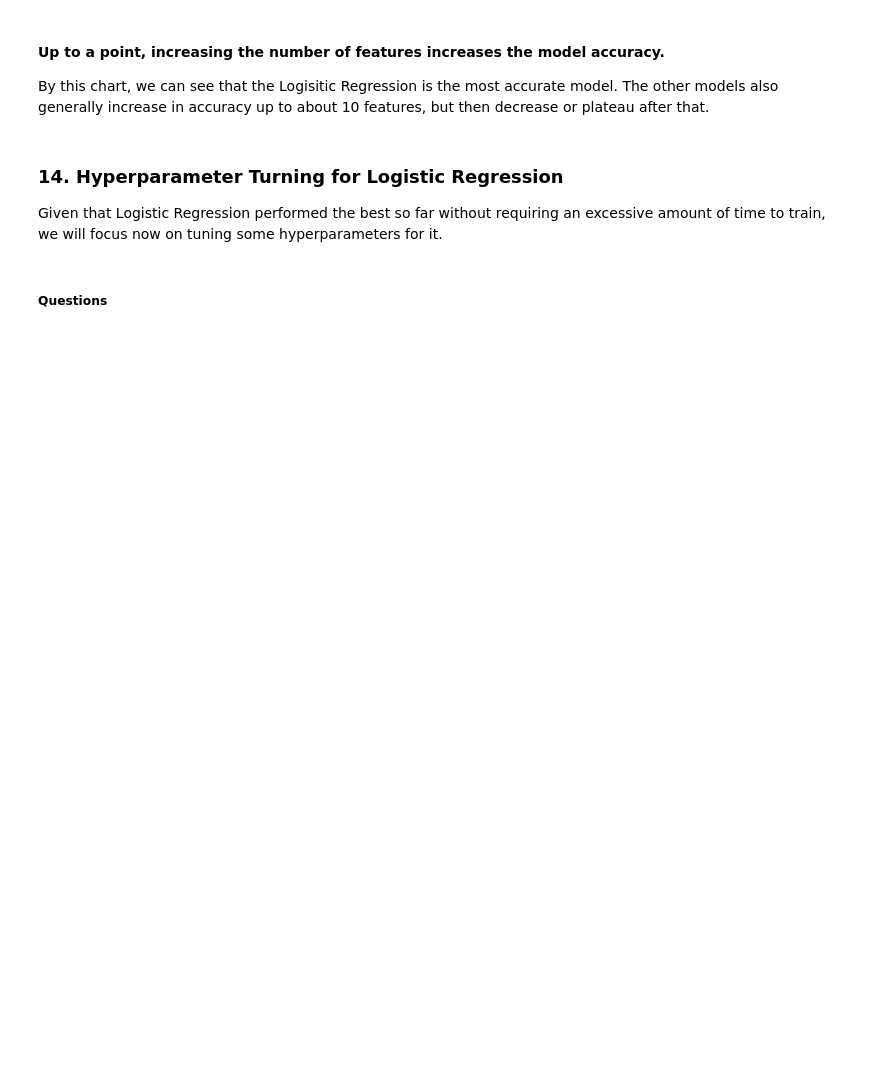
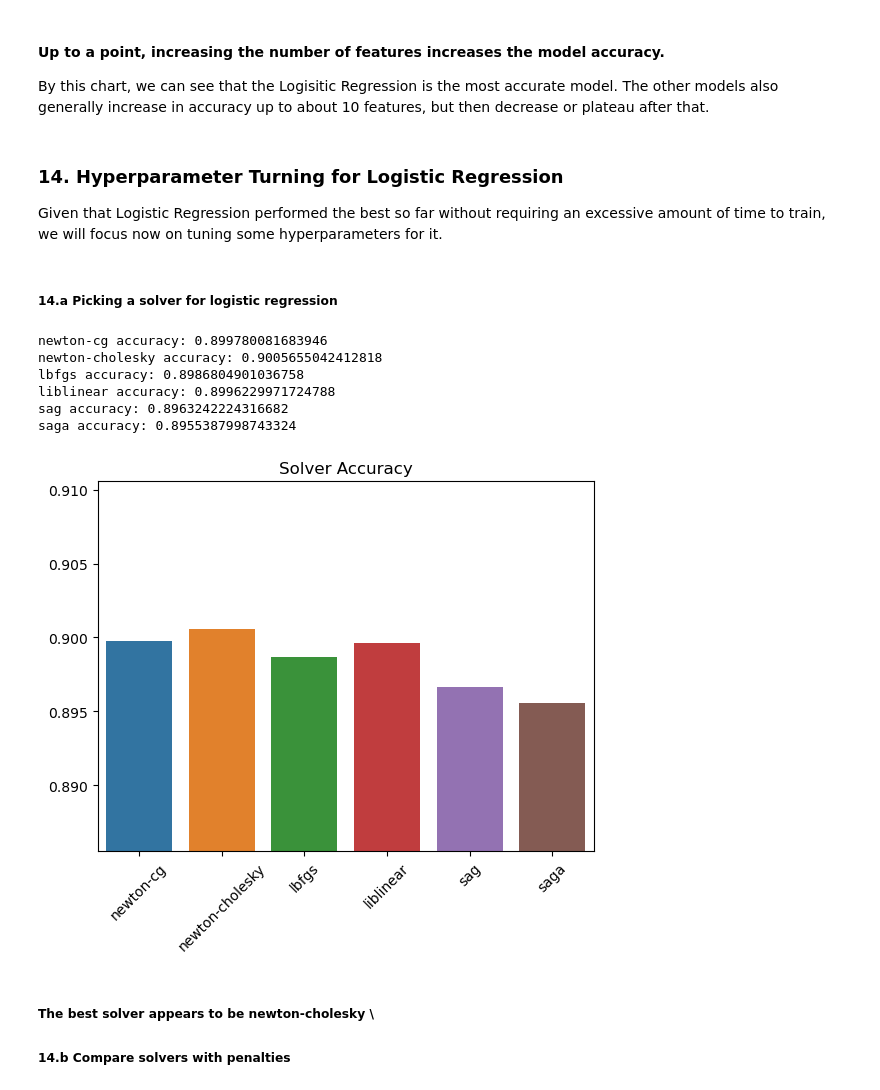
Before and after one commit to pratikbassi/comparingClassifiers, a Jupyter notebook: prompt_III.ipynb, the cells around one changed output. Cells and saved outputs as stored; diff of their text form; code cells hidden in the pictures; blank space fills up the shorter version.

```diff
--- a/prompt_III.ipynb
+++ b/prompt_III.ipynb
@@ -385,5 +389,55 @@ By this chart, we can see that the Logisitic Regression is the most accurate mod
 ### 14. Hyperparameter Turning for Logistic Regression
 
 Given that Logistic Regression performed the best so far without requiring an excessive amount of time to train, we will focus now on tuning some hyperparameters for it.
-# %% [markdown]
-##### Questions
+# %% [markdown]
+##### 14.a Picking a solver for logistic regression
+# %%
+#Create full dataframe for testing
+bank_df_full = df.copy()
+bank_df_full = pd.get_dummies(bank_df_full, columns=['job', 'marital', 'education', 'contact', 'month', 'day_of_week', 'poutcome'], drop_first=True)
+bank_df_full['y'] = bank_df_full['y'].map({'yes': 1, 'no': 0})
+bank_df_full['housing'] = bank_df_full['housing'].map({'yes': 1, 'no': 0})
+bank_df_full['default'] = bank_df_full['default'].map({'yes': 1, 'no': 0})
+bank_df_full['loan'] = bank_df_full['loan'].map({'yes': 1, 'no': 0})
+bank_df_full.dropna(inplace=True)
+bank_df_full.head()
+
+#train test split
+X = bank_df_full.drop('y', axis=1)
+y = bank_df_full['y']
+X_train, X_test, y_train, y_test = train_test_split(X, y, test_size=0.2, random_state=42)
+# %%
+#Store solvers in list for testing
+solvers = ['newton-cg', 'newton-cholesky', 'lbfgs', 'liblinear', 'sag', 'saga']
+
+results_array = []
+#Test models
+for solver in solvers:
+  pipeline = Pipeline([
+    ('model', LogisticRegression(solver=solver))
+  ])
+  pipeline.fit(X_train, y_train)
+
+  predictions = pipeline.predict(X_test)
+  accuracy = accuracy_score(predictions, y_test)
+  print(f'{solver} accuracy: {accuracy}')
+  results_array.append(accuracy)
+# %% [output]
+newton-cg accuracy: 0.899780081683946
+newton-cholesky accuracy: 0.9005655042412818
+lbfgs accuracy: 0.8986804901036758
+liblinear accuracy: 0.8996229971724788
+sag accuracy: 0.8963242224316682
+saga accuracy: 0.8955387998743324
+# %%
+#plot results
+plot = sns.barplot(x=solvers, y=results_array)
+plot.set_title('Solver Accuracy')
+plot.set_ylim(min(results_array) - 0.01, max(results_array) + 0.01)
+plot.xaxis.set_tick_params(rotation=45)
+# %% [output]
+[figure, added]
+# %% [markdown]
+##### The best solver appears to be newton-cholesky \
+
+##### 14.b Compare solvers with penalties
```
Also changed, not shown: parts of 20 cells of this notebook.
